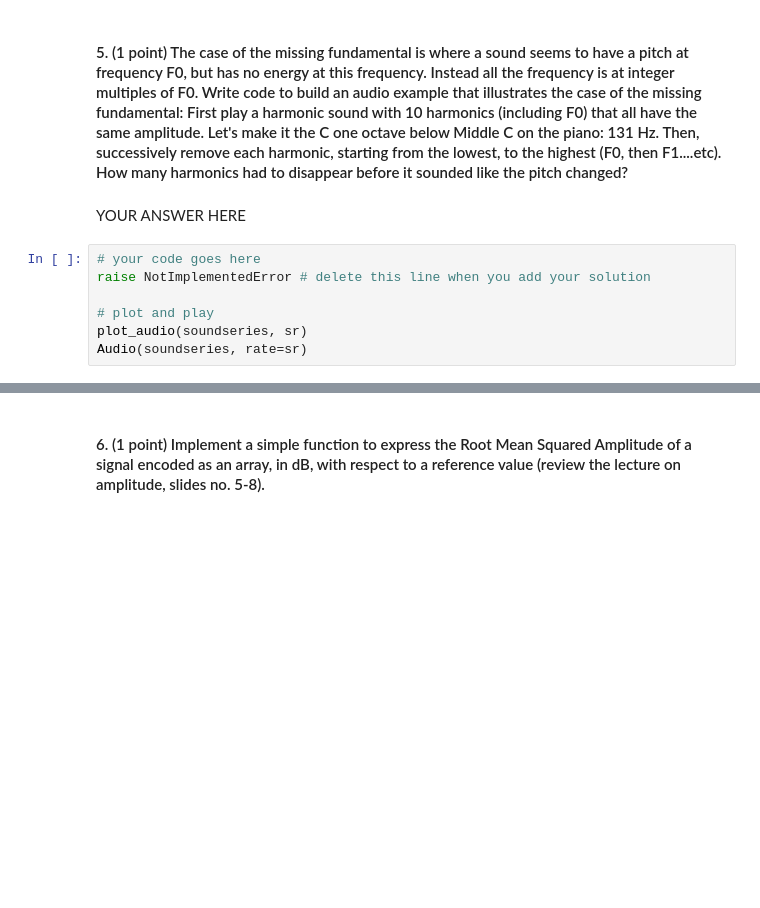
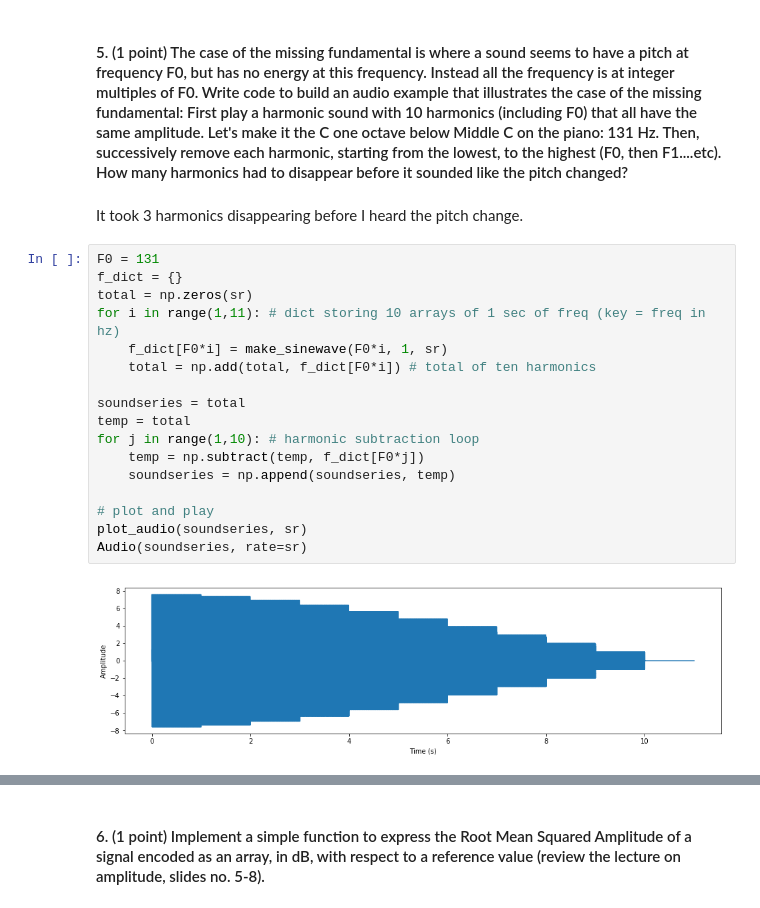
Before and after one commit to noradiegwu/EECS-352, a Jupyter notebook: Oradiegwu_Nneoma_hw1/HW1.ipynb, the cells around one changed output, grey strips where cells are left out. Saved outputs shown, nothing was run; the diff lists cells and outputs as text; blank space fills up the shorter version.

```diff
--- a/Oradiegwu_Nneoma_hw1/HW1.ipynb
+++ b/Oradiegwu_Nneoma_hw1/HW1.ipynb
@@ -143,11 +129,23 @@ raise NotImplementedError # delete this line when you add your solution
 # %% [markdown]
 #### 5. (1 point) The case of the missing fundamental is where a sound seems to have a pitch at frequency F0, but has no energy at this frequency.  Instead all the frequency is at integer multiples of F0. Write code to build an audio example that illustrates the case of the missing fundamental: First play a harmonic sound with 10 harmonics (including F0) that all have the same amplitude.  Let's make it the C one octave below Middle C on the piano: 131 Hz. Then, successively remove each harmonic, starting from the lowest, to the highest (F0, then F1....etc). How many harmonics had to disappear before it sounded like the pitch changed?
-# %% [markdown]
-YOUR ANSWER HERE
-# %%
-# your code goes here
-raise NotImplementedError # delete this line when you add your solution
-
-# plot and play
-plot_audio(soundseries, sr)
-Audio(soundseries, rate=sr)
+# %% [markdown]
+It took 3 harmonics disappearing before I heard the pitch change.
+# %%
+F0 = 131
+f_dict = {}
+total = np.zeros(sr)
+for i in range(1,11): # dict storing 10 arrays of 1 sec of freq (key = freq in hz)
+    f_dict[F0*i] = make_sinewave(F0*i, 1, sr)
+    total = np.add(total, f_dict[F0*i]) # total of ten harmonics
+
+soundseries = total
+temp = total
+for j in range(1,10): # harmonic subtraction loop
+    temp = np.subtract(temp, f_dict[F0*j])
+    soundseries = np.append(soundseries, temp)
+
+# plot and play
+plot_audio(soundseries, sr)
+Audio(soundseries, rate=sr)
+# %% [output]
+[figure, added]
```
Also changed, not shown: parts of 4 cells of this notebook.
